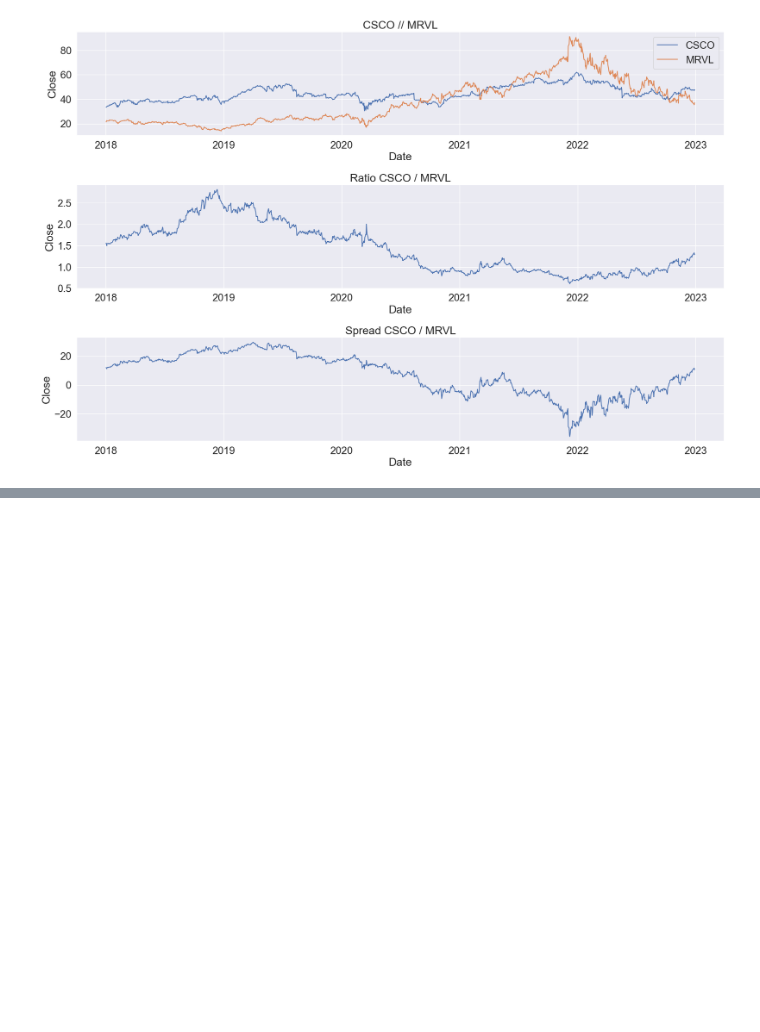
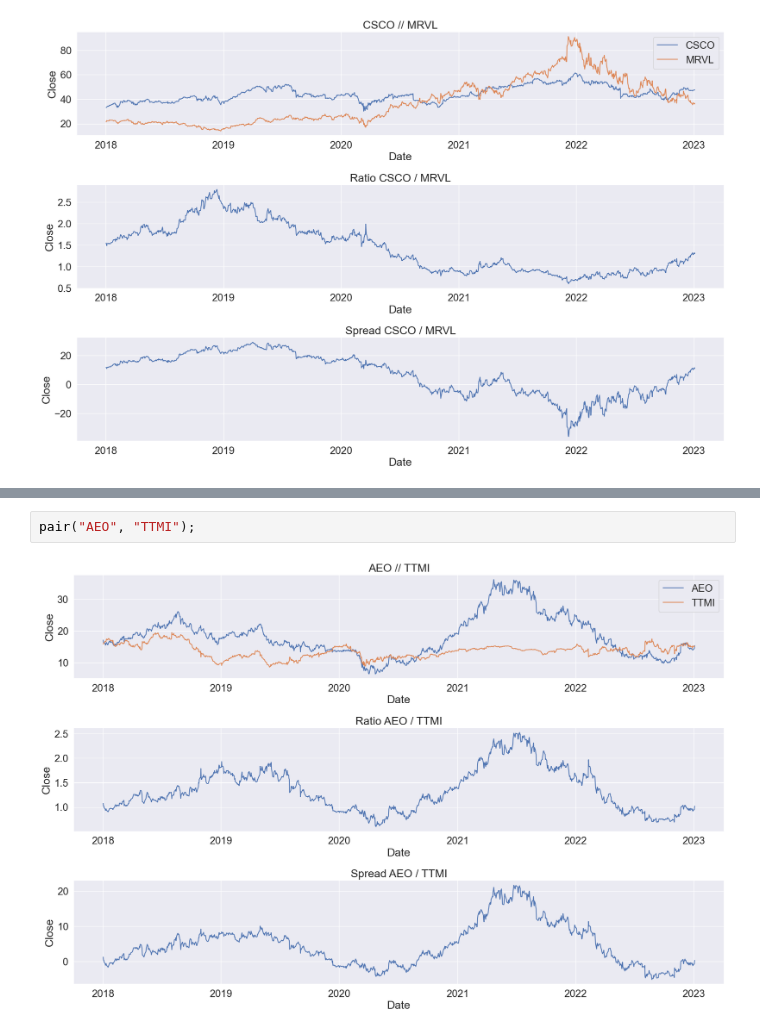
Before and after one commit to paul10116/Stock-Market, a Jupyter notebook: WATCHLIST.ipynb, the cells around one changed output, grey strips where cells are left out. Saved outputs shown, nothing was run; the diff lists cells and outputs as text; blank space fills up the shorter version.

```diff
--- a/WATCHLIST.ipynb
+++ b/WATCHLIST.ipynb
@@ -10,0 +15,4 @@ pair("CSCO", "MRVL");
+# %%
+pair("AEO", "TTMI");
+# %% [output]
+[figure, added]
```
Also changed, not shown: parts of 9 cells of this notebook, 12 other files.
